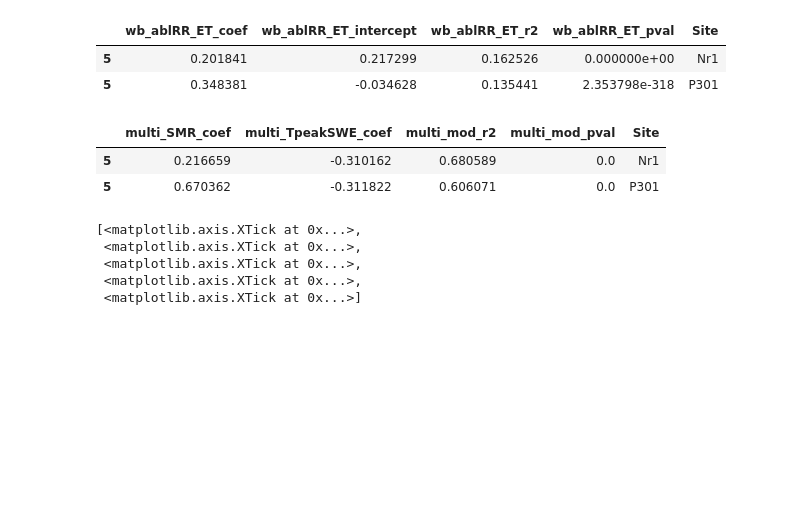
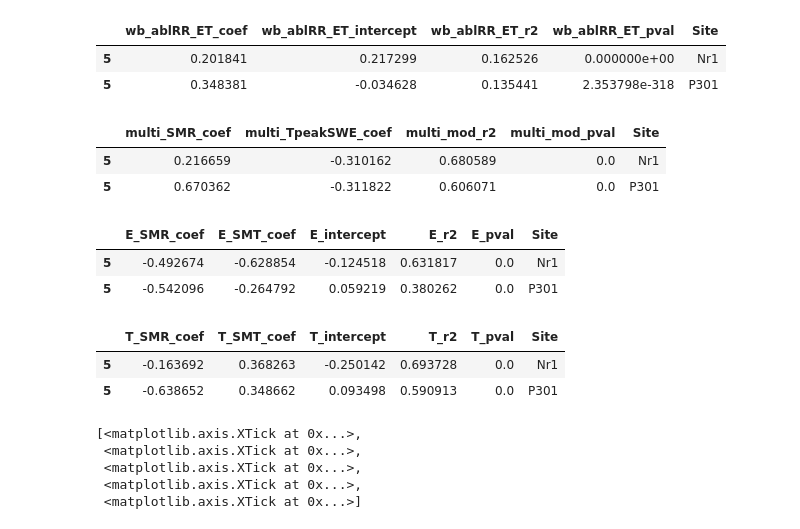
Before and after one commit to theobarnhart/rhessys_prep_analysis, a Jupyter notebook: smex/Explore SMEX Sensitivity v3.ipynb, the cells around one changed output. Cells and saved outputs as stored; diff of their text form; code cells hidden in the pictures; blank space fills up the shorter version.

```diff
--- a/smex/Explore SMEX Sensitivity v3.ipynb
+++ b/smex/Explore SMEX Sensitivity v3.ipynb
@@ -79,6 +78,8 @@ def process_df_snowmelt(data,soils):
     data['SMR_PeakSWE2'] = standardize(data.SMR_PeakSWE)
     data['TpeakSWE_PeakSWE2'] = standardize(data.TpeakSWE_PeakSWE)
     data['wb2'] = standardize(data.wb)
+    data['E_PeakSWE2'] = standardize(data.E_PeakSWE)
+    data['T_PeakSWE2'] = standardize(data.T_PeakSWE)
 
     # allocate room for the
 
@@ -114,13 +115,25 @@ def process_df_snowmelt(data,soils):
     soils['wb_ablRR_ET_r2'] = np.NaN
     soils['wb_ablRR_ET_pval'] = np.NaN
 
+    soils['E_intercept'] = np.NaN
+    soils['E_SMR_coef'] = np.NaN
+    soils['E_SMT_coef'] = np.NaN
+    soils['E_r2'] = np.NaN
+    soils['E_pval'] = np.NaN
+
+    soils['T_intercept'] = np.NaN
+    soils['T_SMR_coef'] = np.NaN
+    soils['T_SMT_coef'] = np.NaN
+    soils['T_r2'] = np.NaN
+    soils['T_pval'] = np.NaN
+
     return data,soils
 # %% [markdown]
 ### Nr1
 # %%
 site = 'Nr1'
-exname = 'smex7_sen'
-method = '7'
+exname = 'smex8_sen'
+method = '8'
 
 # run the full water year
 period = 'full'
@@ -146,8 +159,8 @@ Loaded
 ### P301
 # %%
 site = 'p301'
-exname = 'smex7_sen'
-method = '7'
+exname = 'smex8_sen'
+method = '8'
 
 # run the full water year
 period = 'full'
@@ -232,6 +245,20 @@ for dat,site in zip(datasets,sites): # loop through each site
         soils.loc[(soils.Site == site) & (soils.idx == combo),'wb_ablRR_ET_intercept'] = mod.params['Intercept']
         soils.loc[(soils.Site == site) & (soils.idx == combo),'wb_ablRR_ET_r2'] = mod.rsquared
         soils.loc[(soils.Site == site) & (soils.idx == combo),'wb_ablRR_ET_pval'] = mod.f_pvalue
+
+        mod = sm.ols('E_PeakSWE2 ~ SMR2 + TpeakSWE2 + 1', data = dat.loc[dat.combo == combo]).fit()
+        soils.loc[(soils.Site == site) & (soils.idx == combo),'E_intercept'] = mod.params['Intercept']
+        soils.loc[(soils.Site == site) & (soils.idx == combo),'E_SMR_coef'] = mod.params['SMR2']
+        soils.loc[(soils.Site == site) & (soils.idx == combo),'E_SMT_coef'] = mod.params['TpeakSWE2']
+        soils.loc[(soils.Site == site) & (soils.idx == combo),'E_r2'] = mod.rsquared
+        soils.loc[(soils.Site == site) & (soils.idx == combo),'E_pval'] = mod.f_pvalue
+
+        mod = sm.ols('T_PeakSWE2 ~ SMR2 + TpeakSWE2 + 1', data = dat.loc[dat.combo == combo]).fit()
+        soils.loc[(soils.Site == site) & (soils.idx == combo),'T_intercept'] = mod.params['Intercept']
+        soils.loc[(soils.Site == site) & (soils.idx == combo),'T_SMR_coef'] = mod.params['SMR2']
+        soils.loc[(soils.Site == site) & (soils.idx == combo),'T_SMT_coef'] = mod.params['TpeakSWE2']
+        soils.loc[(soils.Site == site) & (soils.idx == combo),'T_r2'] = mod.rsquared
+        soils.loc[(soils.Site == site) & (soils.idx == combo),'T_pval'] = mod.f_pvalue
 # %% [markdown]
 ## idx == 6 is the optimized root depth
 # %%
@@ -246,6 +273,18 @@ soils.loc[soils.idx == 6,['multi_SMR_coef','multi_TpeakSWE_coef','multi_mod_r2',
 |  | multi_SMR_coef | multi_TpeakSWE_coef | multi_mod_r2 | multi_mod_pval | Site |
 | 5 | 0.216659 | -0.310162 | 0.680589 | 0.0 | Nr1 |
 | 5 | 0.670362 | -0.311822 | 0.606071 | 0.0 | P301 |
+# %%
+soils.loc[soils.idx == 6 ,['E_SMR_coef','E_SMT_coef','E_intercept','E_r2','E_pval','Site']]
+# %% [output]
+|  | E_SMR_coef | E_SMT_coef | E_intercept | E_r2 | E_pval | Site |
+| 5 | -0.492674 | -0.628854 | -0.124518 | 0.631817 | 0.0 | Nr1 |
+| 5 | -0.542096 | -0.264792 | 0.059219 | 0.380262 | 0.0 | P301 |
+# %%
+soils.loc[soils.idx == 6 ,['T_SMR_coef','T_SMT_coef','T_intercept','T_r2','T_pval','Site']]
+# %% [output]
+|  | T_SMR_coef | T_SMT_coef | T_intercept | T_r2 | T_pval | Site |
+| 5 | -0.163692 | 0.368263 | -0.250142 | 0.693728 | 0.0 | Nr1 |
+| 5 | -0.638652 | 0.348662 | 0.093498 | 0.590913 | 0.0 | P301 |
 # %%
 # compute PAWS for each site:
 
```
Also changed, not shown: parts of 1 cell of this notebook.
